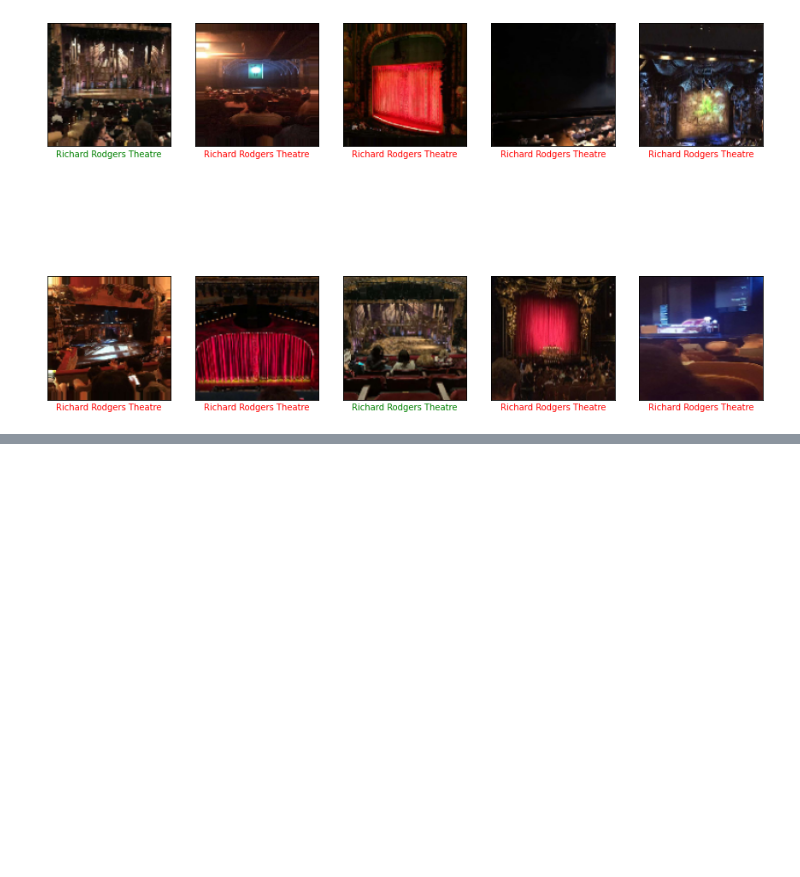
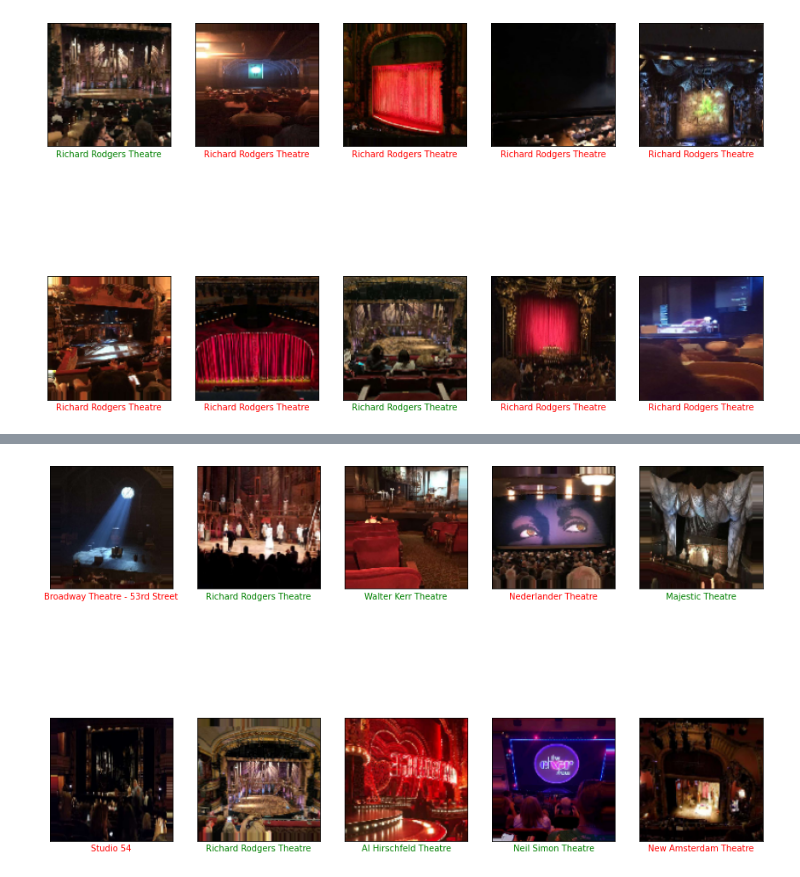
Before and after one commit to ahooper2-school/Broadway-Classifier, a Jupyter notebook: notebooks/transfer_learning.ipynb, the cells around one changed output, grey strips where cells are left out. Saved outputs shown, nothing was run; the diff lists cells and outputs as text; code cells hidden in the pictures; blank space fills up the shorter version.

```diff
--- a/notebooks/transfer_learning.ipynb
+++ b/notebooks/transfer_learning.ipynb
@@ -205,0 +265,14 @@ Same problem! The Richard Rodgers Theatre makes up 8.7% of the dataset.
+# %%
+classifications = []
+
+valid_examples = augmented_valid_generator.next()
+
+for im in valid_examples[0]:
+    im_reshaped = tf.reshape(im, [-1, 128, 128, 3])
+    one_hot = np.zeros((42))
+    one_hot[np.argmax(model_train.predict(np.expand_dims(im, axis=0)))] = 1
+    classifications.append(one_hot)
+
+plotting_util.plot_classification_examples(classifications,valid_examples[1],valid_examples[0])
+# %% [output]
+[figure, added]
```
Also changed, not shown: parts of 10 cells of this notebook, 1 other file.
